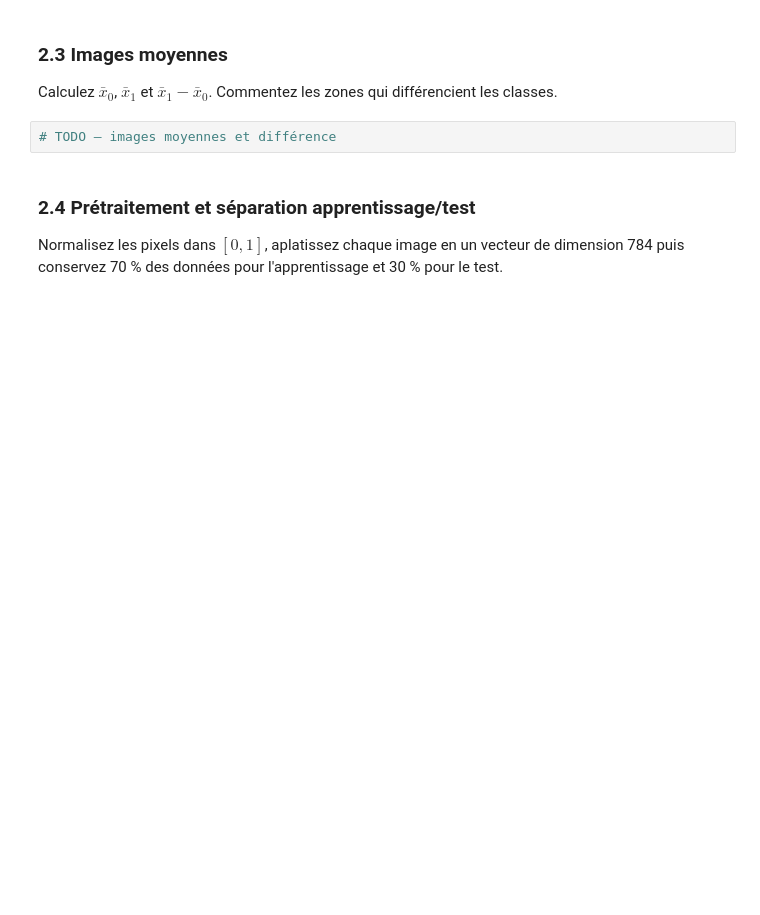
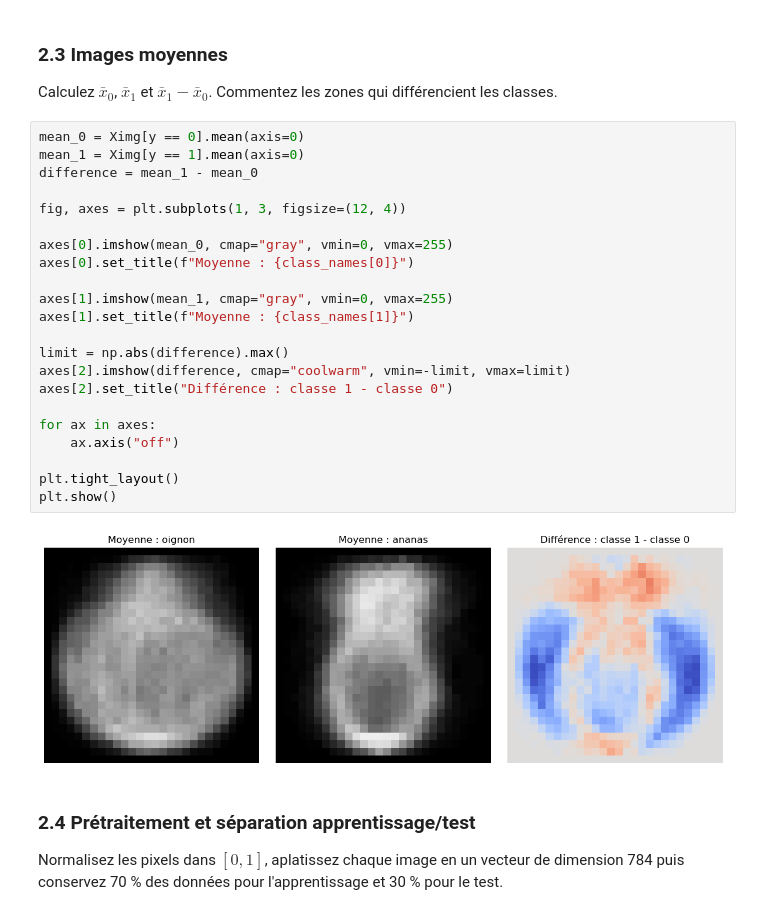
Before and after one commit to zhuojade124-dot/project_MDC, a Jupyter notebook: code/Projet_QuickDraw_Sujet.ipynb, the cells around one changed output. Cells and saved outputs as stored; diff of their text form; blank space fills up the shorter version.

```diff
--- a/code/Projet_QuickDraw_Sujet.ipynb
+++ b/code/Projet_QuickDraw_Sujet.ipynb
@@ -220,7 +213,29 @@ Affichez au moins 16 dessins de chaque classe à l'aide de matplotlib
 
 Calculez $\bar x_0$, $\bar x_1$ et $\bar x_1-\bar x_0$. Commentez les zones qui différencient les classes.
 # %%
-# TODO — images moyennes et différence
+mean_0 = Ximg[y == 0].mean(axis=0)
+mean_1 = Ximg[y == 1].mean(axis=0)
+difference = mean_1 - mean_0
+
+fig, axes = plt.subplots(1, 3, figsize=(12, 4))
+
+axes[0].imshow(mean_0, cmap="gray", vmin=0, vmax=255)
+axes[0].set_title(f"Moyenne : {class_names[0]}")
+
+axes[1].imshow(mean_1, cmap="gray", vmin=0, vmax=255)
+axes[1].set_title(f"Moyenne : {class_names[1]}")
+
+limit = np.abs(difference).max()
+axes[2].imshow(difference, cmap="coolwarm", vmin=-limit, vmax=limit)
+axes[2].set_title("Différence : classe 1 - classe 0")
+
+for ax in axes:
+    ax.axis("off")
+
+plt.tight_layout()
+plt.show()
+# %% [output]
+[figure, added]
 # %% [markdown]
 ### 2.4 Prétraitement et séparation apprentissage/test
 
```
Also changed, not shown: parts of 35 cells of this notebook, 5 other files.
